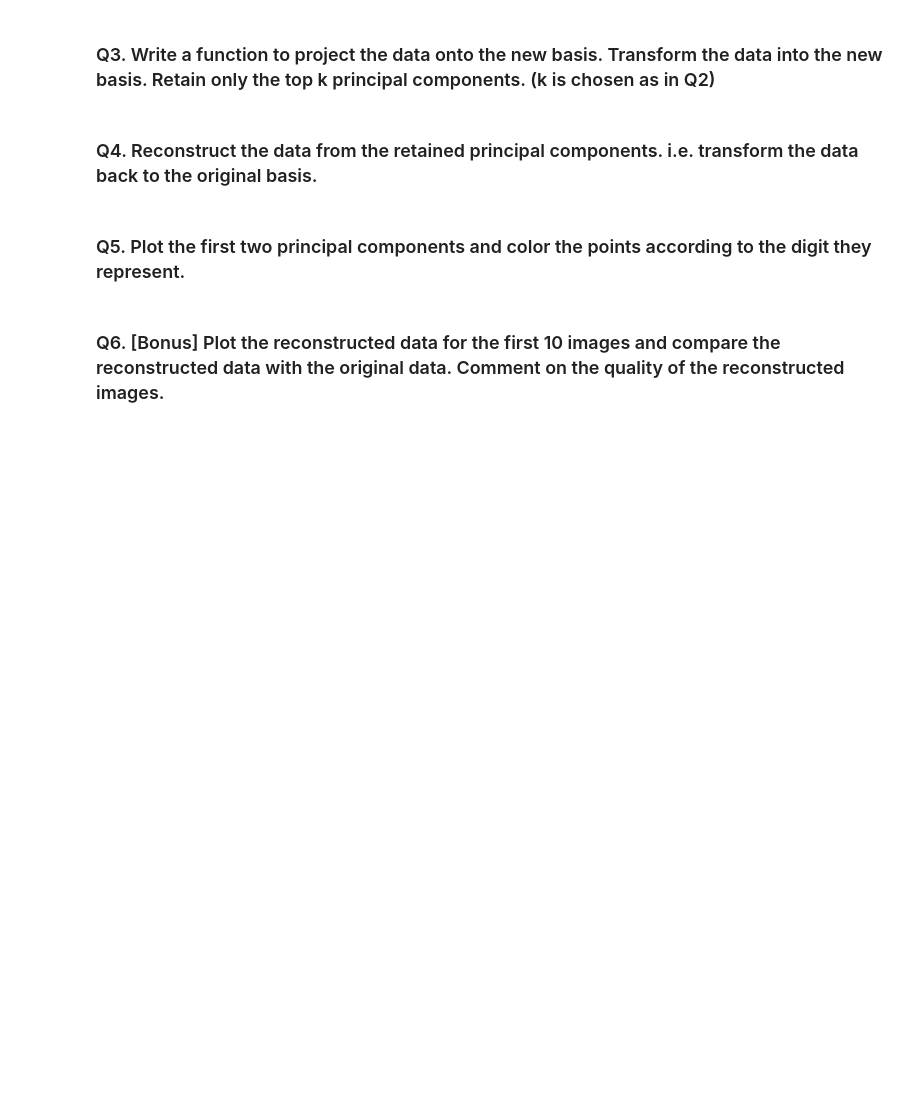
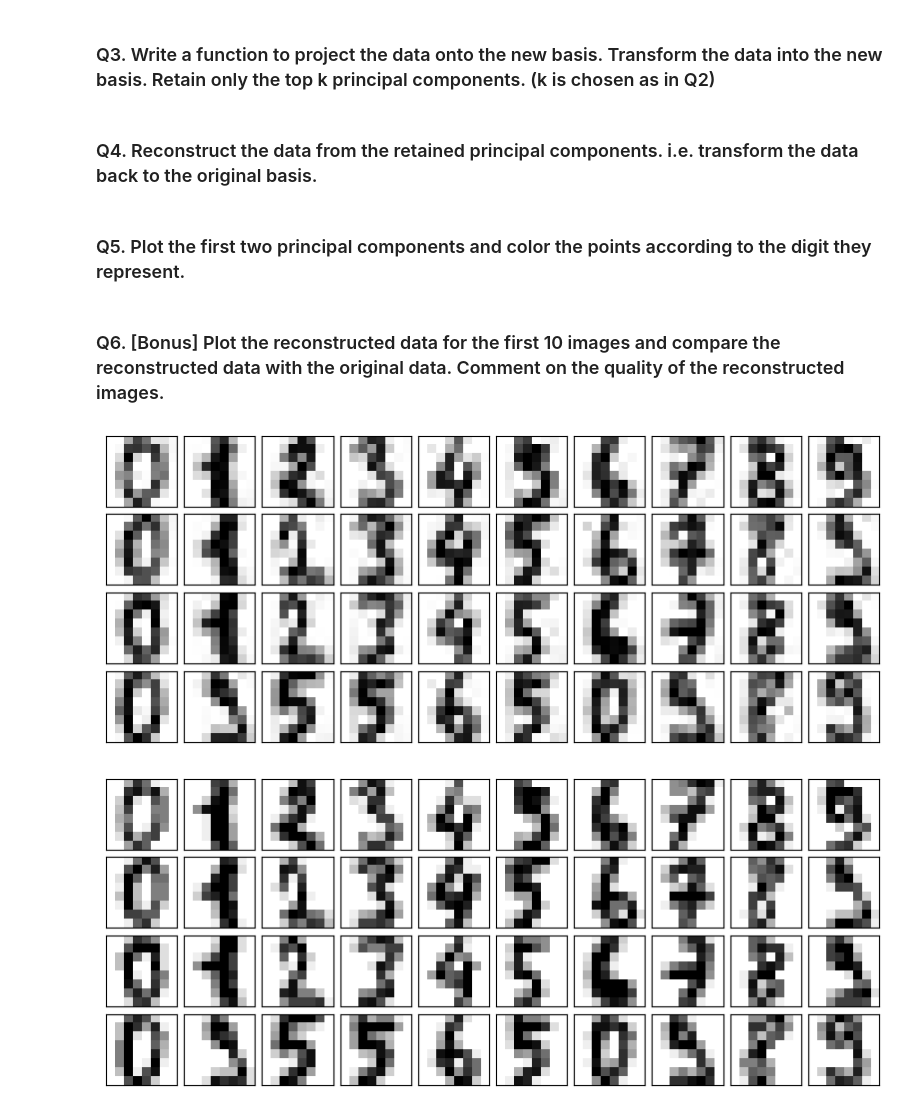
Before and after one commit to PraneethJain/Linear-Algebra, a Jupyter notebook: 2022101093_Q2.ipynb, the cells around one changed output. Cells and saved outputs as stored; diff of their text form; code cells hidden in the pictures; blank space fills up the shorter version.

```diff
--- a/2022101093_Q2.ipynb
+++ b/2022101093_Q2.ipynb
@@ -102,9 +143,24 @@ plot_digits(X)
 # %% [markdown]
 ### Q3. Write a function to project the data onto the new basis. Transform the data into the new basis. Retain only the top k principal components. (k is chosen as in Q2)
+# %%
+def reduced_matrix(matrix, components):
+    return np.matmul(matrix, components)
+
+
+highest_components = top_components(covariance_matrix, num_components)
+reduced_data = reduced_matrix(X, highest_components)
 # %% [markdown]
 ### Q4. Reconstruct the data from the retained principal components. i.e. transform the data back to the original basis.
+# %%
+reconstructed_data = np.matmul(reduced_data, highest_components.T)
 # %% [markdown]
 ### Q5. Plot the first two principal components and color the points according to the digit they represent.
 # %% [markdown]
 
 ### Q6. [Bonus] Plot the reconstructed data for the first 10 images and compare the reconstructed data with the original data. Comment on the quality of the reconstructed images.
+# %%
+plot_digits(reconstructed_data)
+plot_digits(X)
+# %% [output]
+[figure, added]
+[figure, added]
```
Also changed, not shown: parts of 10 cells of this notebook, 1 other file.
